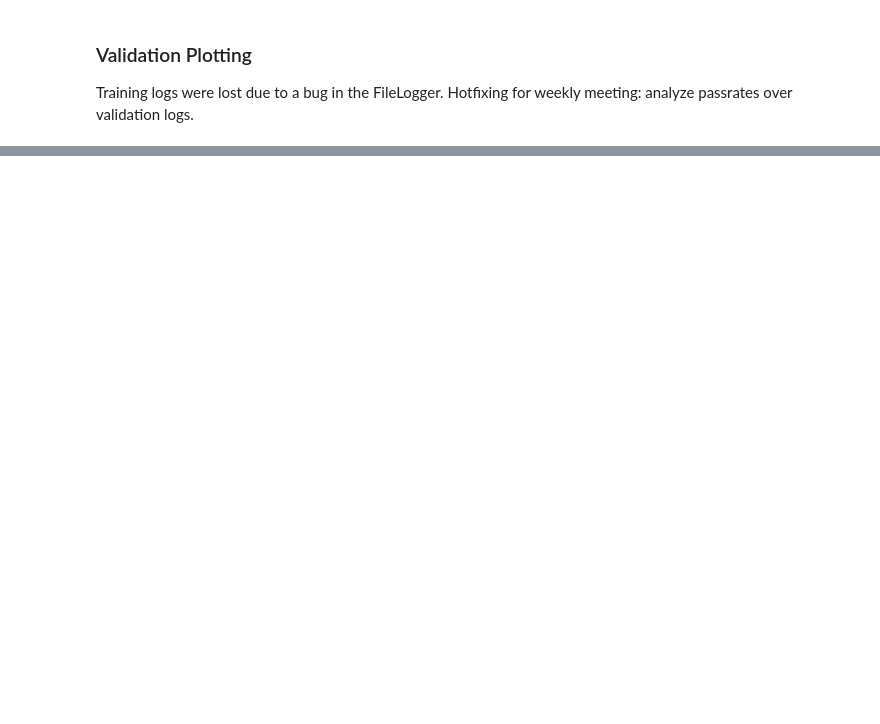
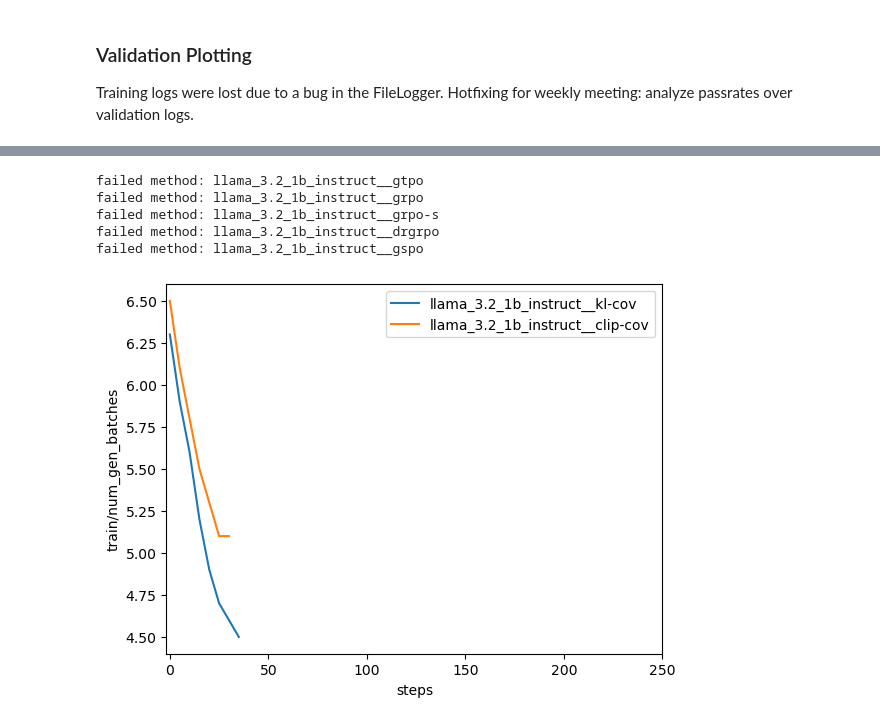
Before and after one commit to rfechner/verl, a Jupyter notebook: workspace/plots/training_dynamics.ipynb, the cells around one changed output, grey strips where cells are left out. Saved outputs shown, nothing was run; the diff lists cells and outputs as text; code cells hidden in the pictures; blank space fills up the shorter version.

```diff
--- a/workspace/plots/training_dynamics.ipynb
+++ b/workspace/plots/training_dynamics.ipynb
@@ -101,0 +164,3 @@ plt.show()
+# %%
+with open(logpaths['llama_3.2_1b_instruct__clip-cov'], 'r') as file:
+    tmp = pd.read_json(file, lines=True)
@@ -101,0 +248,11 @@ plt.show()
+# %%
+from pathlib import Path
+logmetrics = {}
+for method, l in logpaths.items():
+    try:
+        with open(l, 'r') as file:
+            tmp = pd.read_json(file, lines=True)['data'].to_list()
+            df = pd.DataFrame(tmp)
+            logmetrics[method] = df
+    except:
+        print(f"Failed method: {method}")
@@ -101,0 +293,25 @@ plt.show()
+# %%
+key = 'train/num_gen_batches'
+for k in logmetrics.keys():
+    if 'entropy' in k or 'dapo' in k:
+        continue
+    try:
+        values = logmetrics[k][key]
+        kernel = np.ones(10) / 10
+        values_smoothened = np.convolve(np.array(values), kernel, mode='valid')
+        plt.plot(values_smoothened, label=k)
+    except:
+        print(f'failed method: {k}')
+
+plt.xticks(range(0, 60, 10), range(0, 60 * 5, 10 * 5))
+plt.xlabel('steps')
+plt.ylabel(key)
+plt.legend()
+plt.show()
+# %% [output]
+failed method: llama_3.2_1b_instruct__gtpo
+failed method: llama_3.2_1b_instruct__grpo
+failed method: llama_3.2_1b_instruct__grpo-s
+failed method: llama_3.2_1b_instruct__drgrpo
+failed method: llama_3.2_1b_instruct__gspo
+[figure, added]
```
Also changed, not shown: parts of 26 cells of this notebook, 52 other files.
